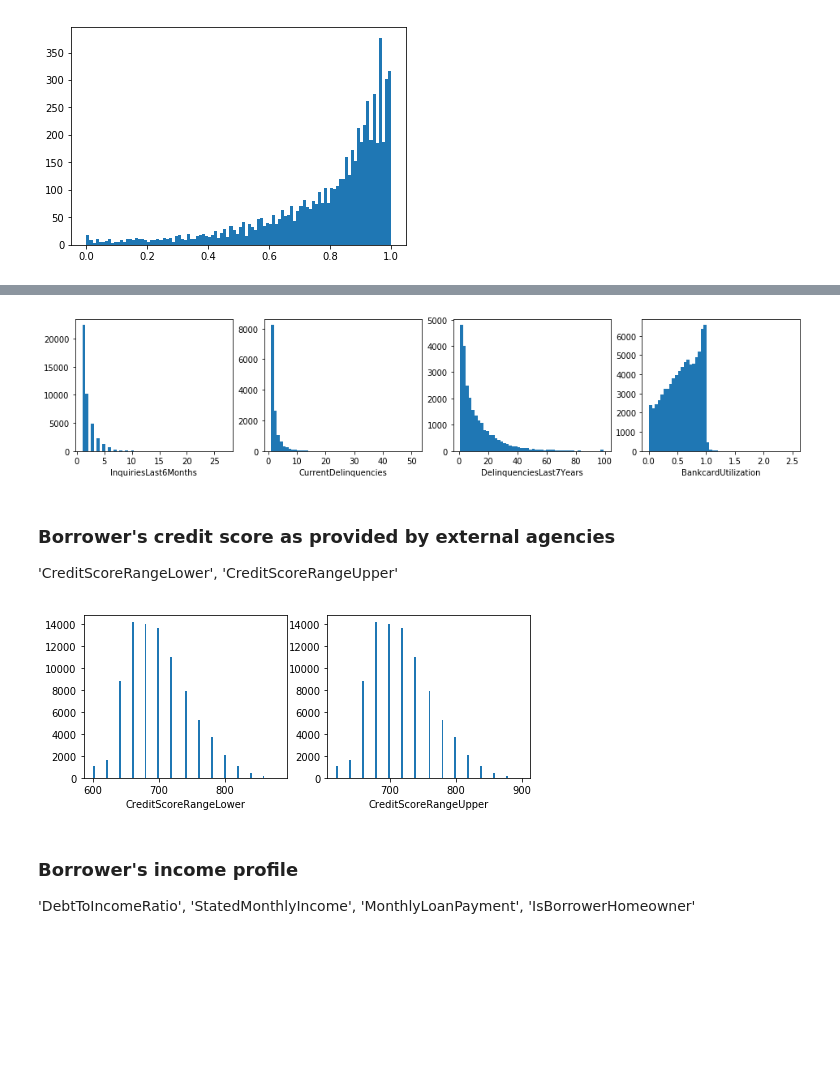
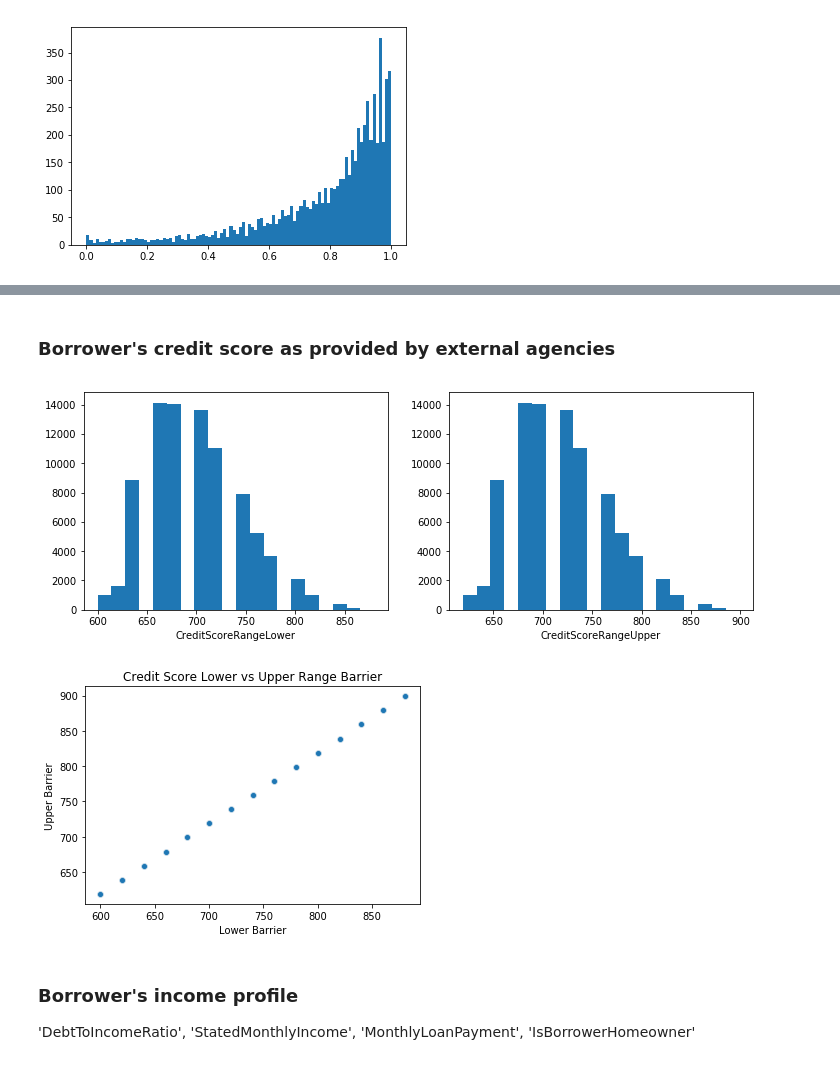
Before and after one commit to VilijaVait/data-analyst-udacity, a Jupyter notebook: projects/CommunicateData/ProsperLoanDataAnalysis.ipynb, the cells around one changed output, grey strips where cells are left out. Saved outputs shown, nothing was run; the diff lists cells and outputs as text; code cells hidden in the pictures; blank space fills up the shorter version.

Commit message:
feat: part complete bivariate analysis (ProsperLoans)

```diff
--- a/projects/CommunicateData/ProsperLoanDataAnalysis.ipynb
+++ b/projects/CommunicateData/ProsperLoanDataAnalysis.ipynb
@@ -112,13 +112,13 @@ fig, ax = plt.subplots(nrows=rows, ncols=columns, figsize = [16,16])
 variables = ['EstimatedEffectiveYield', 'EstimatedReturn', 'EstimatedLoss', 'LP_NetPrincipalLoss',
              'ListingCategory (numeric)', 'InquiriesLast6Months', 'CurrentDelinquencies', 'DelinquenciesLast7Years',
              'BankcardUtilization',  'CreditScoreRangeLower', 'CreditScoreRangeUpper', 'DebtToIncomeRatio',
-             'StatedMonthlyIncome', 'MonthlyLoanPayment', 'IsBorrowerHomeowner', 'InvestmentFromFriendsCount']
+             'StatedMonthlyIncome', 'MonthlyLoanPayment', 'IsBorrowerHomeowner','InvestmentFromFriendsAmount']
+
+df['ListingYear'] = df.ListingCreationDate.dt.year
 
 for i in range(rows):
     for j in range(columns):
         var = variables[j+i*columns]
         ax[i,j].scatter(x = df.ListingCreationDate.dt.year, y = df[var], alpha = 0.2)
         ax[i,j].set_xlabel('{}'.format(var))
-
-plt.show()
 # %% [output]
@@ -216,12 +222,11 @@ plt.hist(df.LoanLossRatio[(df.LoanLossRatio > 0)], bins=100);
 # %%
-columns = 4
+columns = 5
 fig, ax = plt.subplots(ncols=columns, figsize = [16,3])
-variables = ['InquiriesLast6Months', 'CurrentDelinquencies', 'DelinquenciesLast7Years', 'BankcardUtilization']
+variables = ['InquiriesLast6Months', 'CurrentDelinquencies', 'DelinquenciesLast7Years',
+             'BankcardUtilization', 'AvailableBankcardCredit']
 
 for j in range(columns):
     var = variables[j]
     ax[j].hist(df[var], bins=100)
     ax[j].set_xlabel('{}'.format(var))
-
-plt.show()
 # %% [output]
@@ -228,0 +234,18 @@ plt.show()
+# %%
+columns = 5
+rows = 2
+fig, ax = plt.subplots(nrows=rows, ncols=columns, figsize = [columns*4,rows*3.5])
+variables = ['InquiriesLast6Months', 'CurrentDelinquencies', 'DelinquenciesLast7Years',
+             'BankcardUtilization', 'AvailableBankcardCredit']
+
+for i in range(rows):
+    for j in range(columns):
+        var = variables[j]
+        step = max(df[var])/100
+        bins = np.arange(0,max(df[var])+step,step)
+        if i==1:
+            step = np.log10(df[var].max())/50
+            bins = 10 ** np.arange(0, np.log10(df[var].max())+step, step)
+            ax[i, j].set_xscale('log')
+        ax[i,j].hist(df[var][(df[var] > 0)], bins=bins)
+        ax[i, j].set_xlabel('{}'.format(var))
@@ -229,30 +254,21 @@ plt.show()
+# %% [markdown]
+### Borrower's credit score as provided by external agencies
 # %%
-columns = 4
-fig, ax = plt.subplots(ncols=columns, figsize = [16,3])
-variables = ['InquiriesLast6Months', 'CurrentDelinquencies', 'DelinquenciesLast7Years', 'BankcardUtilization']
+columns = 2
+fig, ax = plt.subplots(ncols=columns, figsize = [6*columns,4])
+
+variables = ['CreditScoreRangeLower', 'CreditScoreRangeUpper']
 
 for j in range(columns):
     var = variables[j]
-    ax[j].hist(df[var][(df[var] > 0)], bins=50)
+    ax[j].hist(df[var], bins=20)
     ax[j].set_xlabel('{}'.format(var))
-
-plt.show()
 # %% [output]
-[figure, old version]
+[figure, new version]
-# %% [markdown]
-### Borrower's credit score as provided by external agencies
-'CreditScoreRangeLower', 'CreditScoreRangeUpper'
-# %%
-columns = 2
-fig, ax = plt.subplots(ncols=columns, figsize = [8,3])
-
-variables = ['CreditScoreRangeLower', 'CreditScoreRangeUpper']
-
-for j in range(columns):
-    var = variables[j]
-    ax[j].hist(df[var], bins=100)
-    ax[j].set_xlabel('{}'.format(var))
-
-plt.show()
-# %% [output]
-[figure, removed]
+# %%
+sns.scatterplot(data=df, x='CreditScoreRangeLower', y='CreditScoreRangeUpper', alpha = 0.5)
+plt.title("Credit Score Lower vs Upper Range Barrier")
+plt.xlabel("Lower Barrier")
+plt.ylabel("Upper Barrier");
+# %% [output]
+[figure, added]
```
Also changed, not shown: parts of 45 cells of this notebook.
